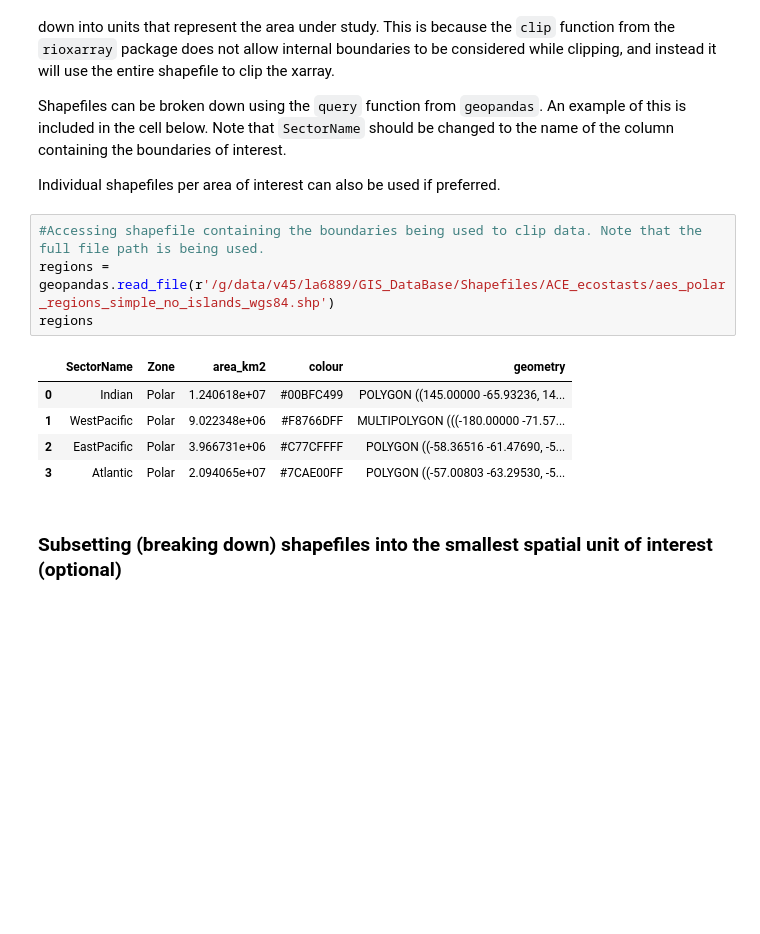
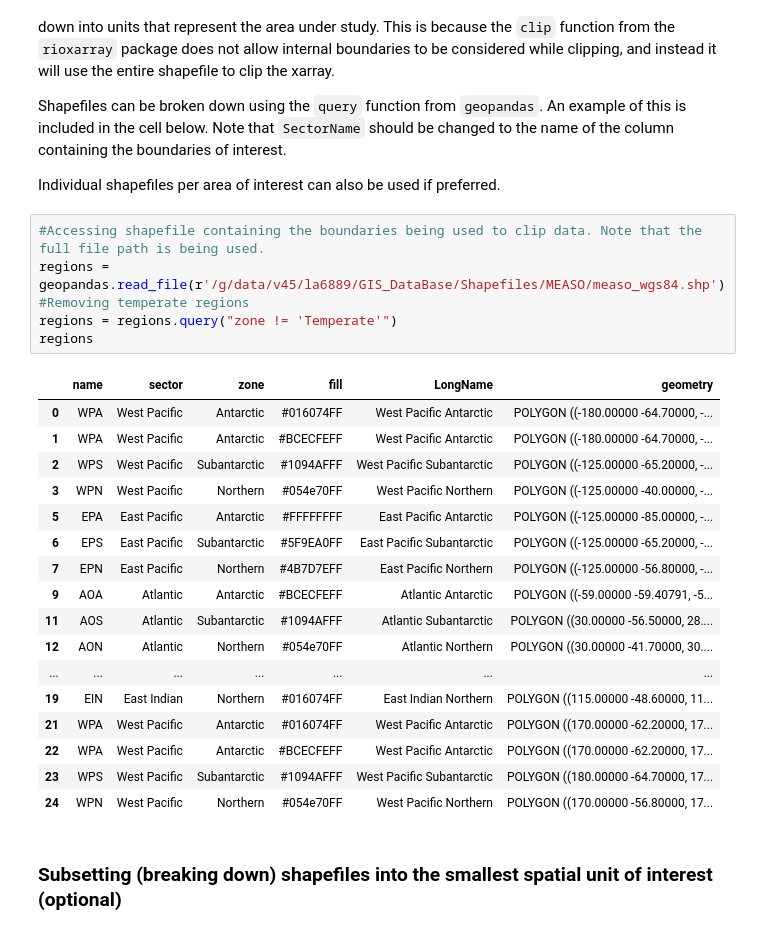
Before and after one commit to lidefi87/ACCESS_scripts_DFA, a Jupyter notebook: Scripts/ZonalStatistics.ipynb, the cells around one changed output. Cells and saved outputs as stored; diff of their text form; blank space fills up the shorter version.

```diff
--- a/Scripts/ZonalStatistics.ipynb
+++ b/Scripts/ZonalStatistics.ipynb
@@ -214,14 +256,28 @@ Shapefiles can be broken down using the `query` function from `geopandas`. An ex
 Individual shapefiles per area of interest can also be used if preferred.
 # %%
 #Accessing shapefile containing the boundaries being used to clip data. Note that the full file path is being used.
-regions = geopandas.read_file(r'/g/data/v45/la6889/GIS_DataBase/Shapefiles/ACE_ecostasts/aes_polar_regions_simple_no_islands_wgs84.shp')
+regions = geopandas.read_file(r'/g/data/v45/la6889/GIS_DataBase/Shapefiles/MEASO/measo_wgs84.shp')
+#Removing temperate regions
+regions = regions.query("zone != 'Temperate'")
 regions
 # %% [output]
-|  | SectorName | Zone | area_km2 | colour | geometry |
-| 0 | Indian | Polar | 1.240618e+07 | #00BFC499 | POLYGON ((145.00000 -65.93236, 14... |
-| 1 | WestPacific | Polar | 9.022348e+06 | #F8766DFF | MULTIPOLYGON (((-180.00000 -71.57... |
-| 2 | EastPacific | Polar | 3.966731e+06 | #C77CFFFF | POLYGON ((-58.36516 -61.47690, -5... |
-| 3 | Atlantic | Polar | 2.094065e+07 | #7CAE00FF | POLYGON ((-57.00803 -63.29530, -5... |
+|  | name | sector | zone | fill | LongName | geometry |
+| 0 | WPA | West Pacific | Antarctic | #016074FF | West Pacific Antarctic | POLYGON ((-180.00000 -64.70000, -... |
+| 1 | WPA | West Pacific | Antarctic | #BCECFEFF | West Pacific Antarctic | POLYGON ((-180.00000 -64.70000, -... |
+| 2 | WPS | West Pacific | Subantarctic | #1094AFFF | West Pacific Subantarctic | POLYGON ((-125.00000 -65.20000, -... |
+| 3 | WPN | West Pacific | Northern | #054e70FF | West Pacific Northern | POLYGON ((-125.00000 -40.00000, -... |
+| 5 | EPA | East Pacific | Antarctic | #FFFFFFFF | East Pacific Antarctic | POLYGON ((-125.00000 -85.00000, -... |
+| 6 | EPS | East Pacific | Subantarctic | #5F9EA0FF | East Pacific Subantarctic | POLYGON ((-125.00000 -65.20000, -... |
+| 7 | EPN | East Pacific | Northern | #4B7D7EFF | East Pacific Northern | POLYGON ((-125.00000 -56.80000, -... |
+| 9 | AOA | Atlantic | Antarctic | #BCECFEFF | Atlantic Antarctic | POLYGON ((-59.00000 -59.40791, -5... |
+| 11 | AOS | Atlantic | Subantarctic | #1094AFFF | Atlantic Subantarctic | POLYGON ((30.00000 -56.50000, 28.... |
+| 12 | AON | Atlantic | Northern | #054e70FF | Atlantic Northern | POLYGON ((30.00000 -41.70000, 30.... |
+| ... | ... | ... | ... | ... | ... | ... |
+| 19 | EIN | East Indian | Northern | #016074FF | East Indian Northern | POLYGON ((115.00000 -48.60000, 11... |
+| 21 | WPA | West Pacific | Antarctic | #016074FF | West Pacific Antarctic | POLYGON ((170.00000 -62.20000, 17... |
+| 22 | WPA | West Pacific | Antarctic | #BCECFEFF | West Pacific Antarctic | POLYGON ((170.00000 -62.20000, 17... |
+| 23 | WPS | West Pacific | Subantarctic | #1094AFFF | West Pacific Subantarctic | POLYGON ((180.00000 -64.70000, 17... |
+| 24 | WPN | West Pacific | Northern | #054e70FF | West Pacific Northern | POLYGON ((170.00000 -56.80000, 17... |
 # %% [markdown]
 ### Subsetting (breaking down) shapefiles into the smallest spatial unit of interest (optional)
 # %%
```
Also changed, not shown: parts of 11 cells of this notebook, 4 other files.
